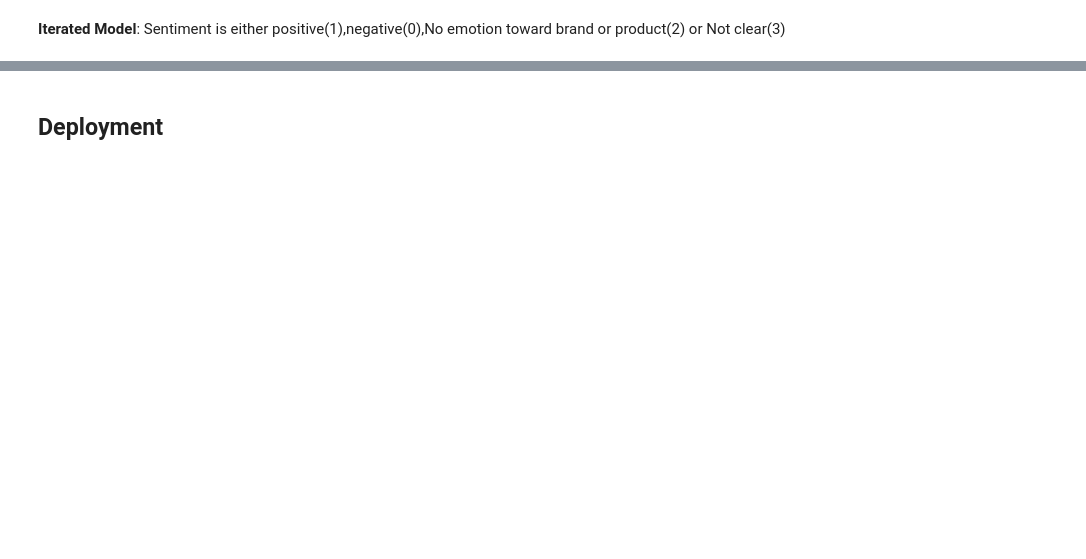
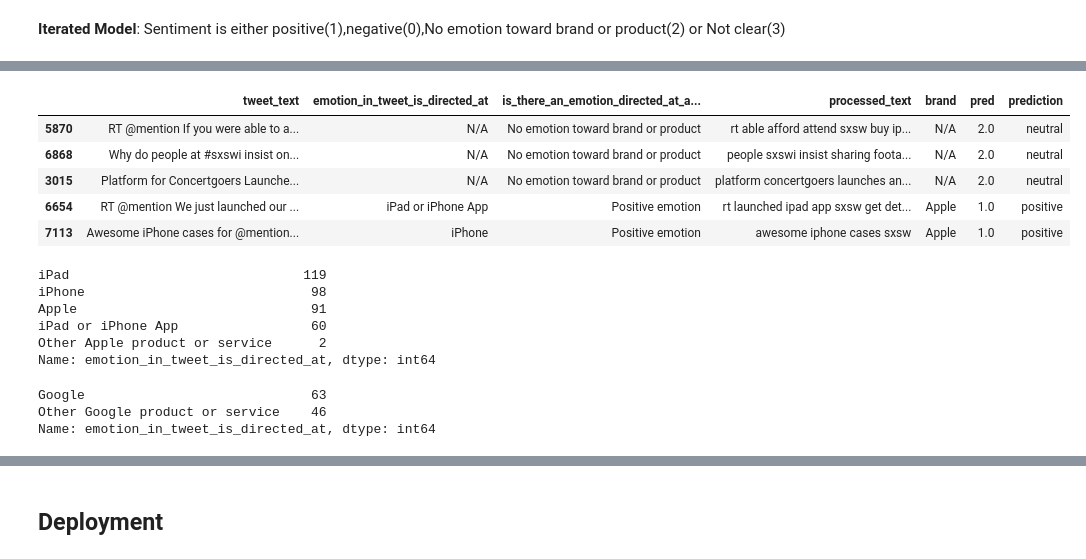
Before and after one commit to KiarieJeff/dsc-phase-4-project, a Jupyter notebook: test2.ipynb, the cells around one changed output, grey strips where cells are left out. Cells and saved outputs as stored; diff of their text form; code cells hidden in the pictures; blank space fills up the shorter version.

```diff
--- a/test2.ipynb
+++ b/test2.ipynb
@@ -478,5 +452,2 @@ scores
-# %%
-lr.fit(data,c)
-t = lr.predict(data)
-v = pd.DataFrame(t)
-v
+# %%
+rf.fit(data,c)
@@ -482,0 +460,38 @@ v
+# %%
+def map_to_new_column(value):
+    if value == 0.0:
+        return 'negative'
+    elif value == 1.0:
+        return 'positive'
+    elif value == 2.0:
+        return 'neutral'
+    else:
+        return 'unknown'
+# %%
+def sentiment_predict(filepath,tweet_column,dir_at,model):
+    with open(filepath, 'r', encoding='utf-8') as file:
+        cleaned_text = remove_non_utf8(file.read())
+    df = pd.read_csv(io.StringIO(cleaned_text))
+
+    df[tweet_column].fillna('N/A', inplace=True)
+    df['processed_text'] = df[tweet_column].map(clean_and_preprocess_text)
+
+    df[dir_at].fillna('N/A', inplace=True)
+    df['brand'] = df[dir_at].apply(assign_brand)
+
+    data = df['processed_text'].map(word_tokenize)
+    pred = model.predict(data)
+
+    df['pred'] = pred
+    df['prediction'] = df['pred'].apply(map_to_new_column)
+
+    return df
+# %%
+filepath = 'data/judge_1377884607_tweet_product_company.csv'
+tweet_column = 'tweet_text'
+dir_at = 'emotion_in_tweet_is_directed_at'
+model = rf
+
+pred_df = sentiment_predict(filepath,tweet_column,dir_at,model)
+pred_df.sample(5)
+# %% [output]
@@ -482,0 +500,29 @@ v
+|  | tweet_text | emotion_in_tweet_is_directed_at | is_there_an_emotion_directed_at_a... | processed_text | brand | pred | prediction |
+| 5870 | RT @mention If you were able to a... | N/A | No emotion toward brand or product | rt able afford attend sxsw buy ip... | N/A | 2.0 | neutral |
+| 6868 | Why do people at #sxswi insist on... | N/A | No emotion toward brand or product | people sxswi insist sharing foota... | N/A | 2.0 | neutral |
+| 3015 | Platform for Concertgoers Launche... | N/A | No emotion toward brand or product | platform concertgoers launches an... | N/A | 2.0 | neutral |
+| 6654 | RT @mention We just launched our ... | iPad or iPhone App | Positive emotion | rt launched ipad app sxsw get det... | Apple | 1.0 | positive |
+| 7113 | Awesome iPhone cases for @mention... | iPhone | Positive emotion | awesome iphone cases sxsw | Apple | 1.0 | positive |
+# %%
+#positive apple tweets
+apple_pos = pred_df[(pred_df['brand'] == 'Apple') & (pred_df['prediction'] == 'positive')]
+#negative apple tweets
+apple_neg = pred_df[(pred_df['brand'] == 'Apple') & (pred_df['prediction'] == 'negative')]
+apple_neg.emotion_in_tweet_is_directed_at.value_counts()
+# %% [output]
+iPad                              119
+iPhone                             98
+Apple                              91
+iPad or iPhone App                 60
+Other Apple product or service      2
+Name: emotion_in_tweet_is_directed_at, dtype: int64
+# %%
+#positive Google tweets
+Google_pos = pred_df[(pred_df['brand'] == 'Google') & (pred_df['prediction'] == 'positive')]
+#negative google tweets
+Google_neg = pred_df[(pred_df['brand'] == 'Google') & (pred_df['prediction'] == 'negative')]
+Google_neg.emotion_in_tweet_is_directed_at.value_counts()
+# %% [output]
+Google                             63
+Other Google product or service    46
+Name: emotion_in_tweet_is_directed_at, dtype: int64
```
Also changed, not shown: parts of 18 cells of this notebook, 1 other file.
